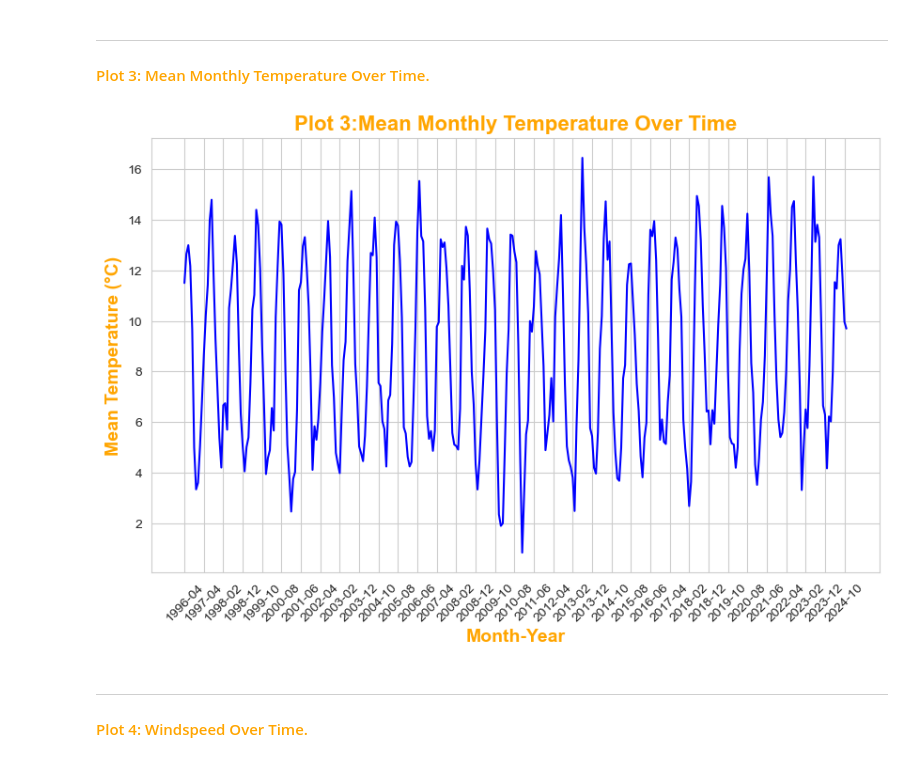
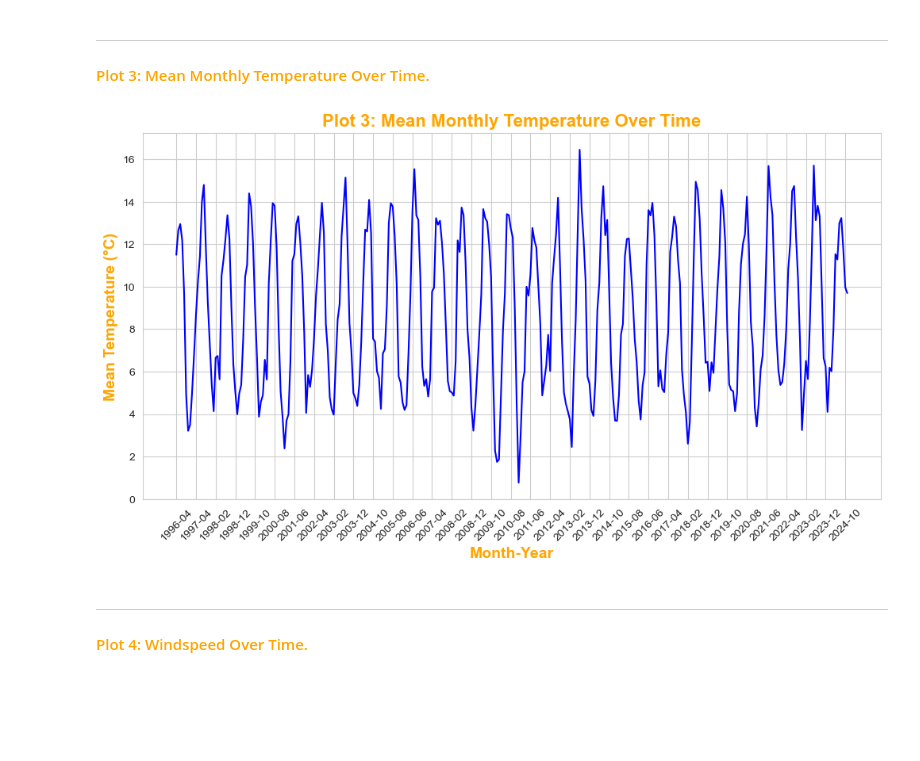
Before and after one commit to Laura6826/PFDA-assignments, a Jupyter notebook: assignment06/assignment_6_weather.ipynb, the cells around one changed output. Saved outputs shown, nothing was run; the diff lists cells and outputs as text; code cells hidden in the pictures; blank space fills up the shorter version.

```diff
--- a/assignment06/assignment_6_weather.ipynb
+++ b/assignment06/assignment_6_weather.ipynb
@@ -130,24 +111,24 @@ plt.show()
 # %%
 mean_monthly_temp = df_dropped.groupby('month_year')['temp'].mean().reset_index()
 mean_monthly_temp['month_year'] = mean_monthly_temp['month_year'].astype(str)
 
 sns.set_style("whitegrid")
-plt.figure(figsize=(10, 6))
+plt.figure(figsize=(12, 6))
 sns.lineplot(data= mean_monthly_temp, x='month_year', y='temp', color='blue')
 
 # Add titles and labels
 plt.title('Plot 3: Mean Monthly Temperature Over Time', fontsize=16, fontweight='bold', color='orange')
 plt.xlabel('Month-Year', fontsize=14, color='orange', fontweight='bold')
 plt.ylabel('Mean Temperature (°C)', fontsize=14, color='orange', fontweight='bold')
 
 # Limit the number of x-axis labels by setting intervals
 # (Source: https://stackoverflow.com/questions/6682784/reducing-number-of-plot-ticks)
 plt.xticks(ticks=mean_monthly_temp.index[::10], labels=mean_monthly_temp['month_year'][::10], rotation=45)
 
-# Show the plot
+plt.savefig('Assignment06_Plot 3: Mean Monthly Temperature Over Time.png')
 plt.show()
 # %% [output]
-[figure, old version]
+[figure, new version]
 # %% [markdown]
 ***
 #### <span style="color:orange"> Plot 4: Windspeed Over Time. <span>
```
Also changed, not shown: parts of 14 cells of this notebook, 5 other files.
